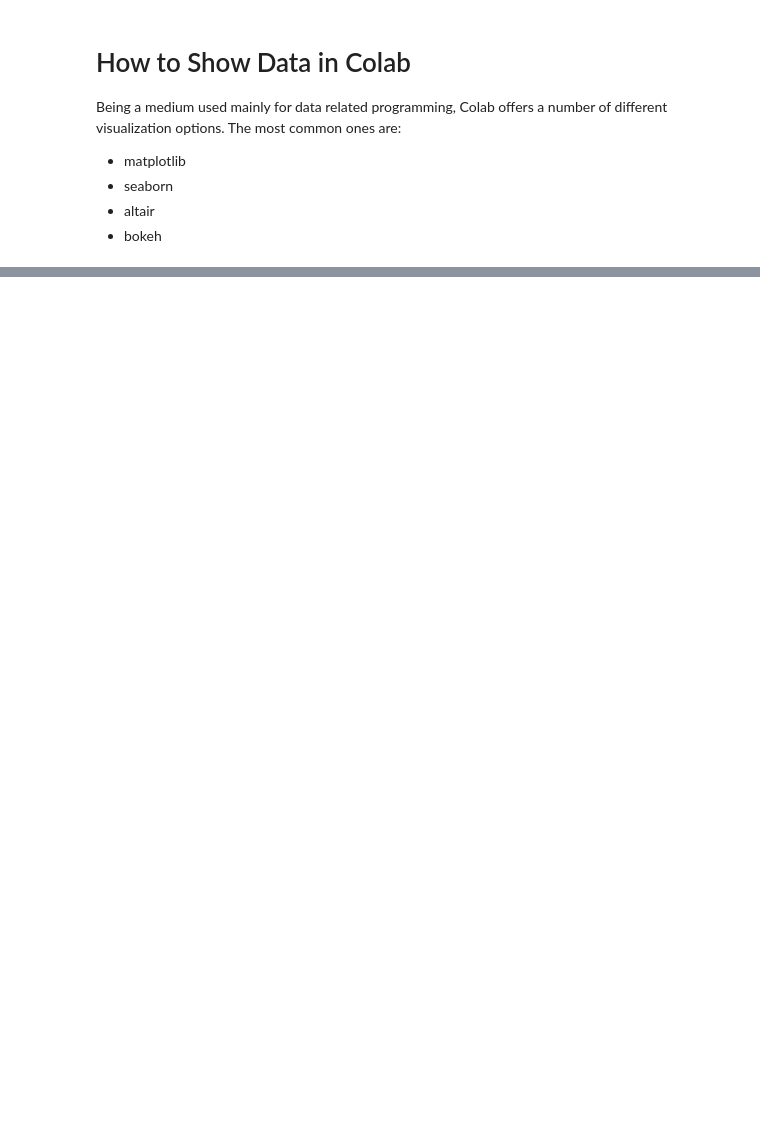
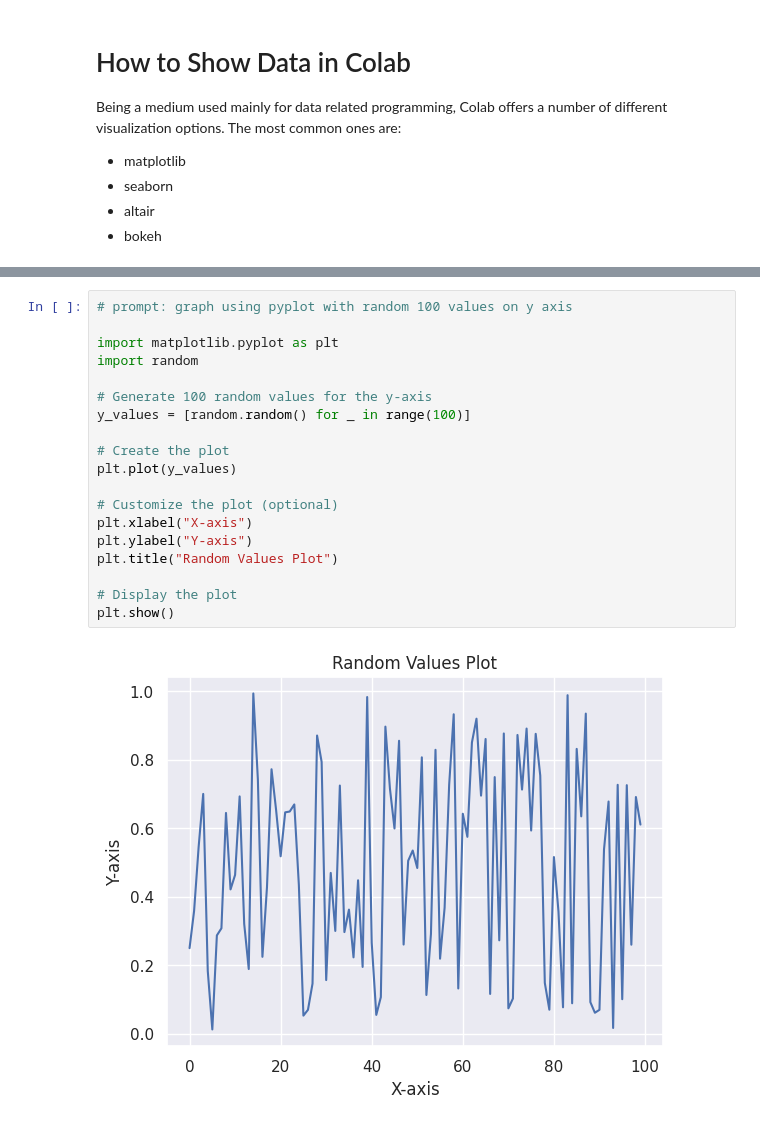
Before and after one commit to lola2505/Fridaysession3, a Jupyter notebook: Copy_of_Data_Modeling_Session7&8.ipynb, the cells around one changed output, grey strips where cells are left out. Drawn from its saved outputs; the diff is of its cells as text; blank space fills up the shorter version.

```diff
--- a/Copy_of_Data_Modeling_Session7&8.ipynb
+++ b/Copy_of_Data_Modeling_Session7&8.ipynb
@@ -629,6 +676,27 @@ plot
 # %% [markdown]
 ## Matplotlib from Zero to Hero
 ![](https://png.pngtree.com/png-clipart/20210704/ourmid/pngtree-from-zero-to-hero-handwritten-lettering-png-image_3553311.jpg)
+# %%
+# prompt: graph using pyplot with random 100 values on y axis
+
+import matplotlib.pyplot as plt
+import random
+
+# Generate 100 random values for the y-axis
+y_values = [random.random() for _ in range(100)]
+
+# Create the plot
+plt.plot(y_values)
+
+# Customize the plot (optional)
+plt.xlabel("X-axis")
+plt.ylabel("Y-axis")
+plt.title("Random Values Plot")
+
+# Display the plot
+plt.show()
+# %% [output]
+[figure, added]
 # %%
 import matplotlib.pylab as plt
 x = y = list(range(100))
```
Also changed, not shown: parts of 14 cells of this notebook.
